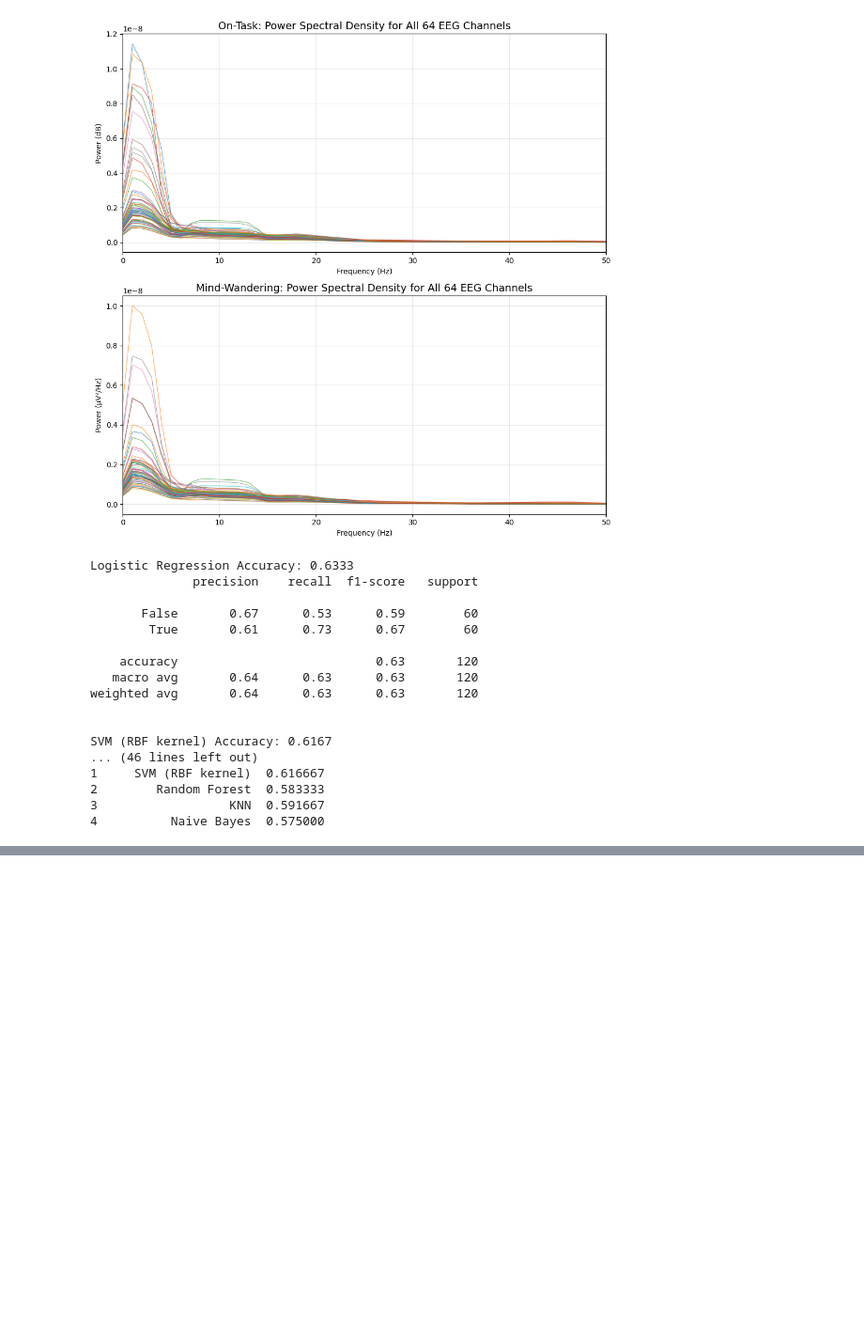
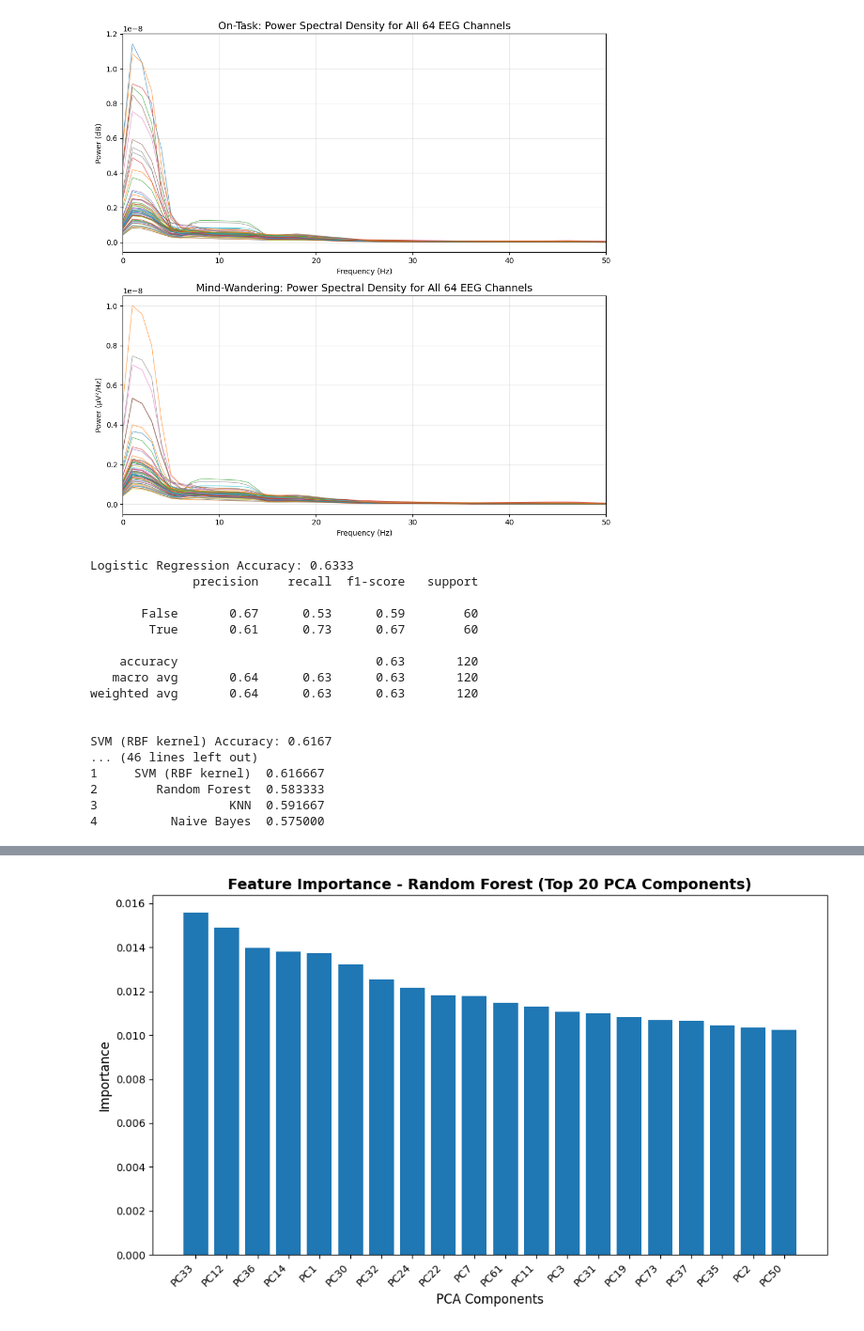
Before and after one commit to GlassBrainLab/roamm_ml, a Jupyter notebook: mw_classifier.ipynb, the cells around one changed output, grey strips where cells are left out. Shown at 94% size. Drawn from its saved outputs; the diff is of its cells as text; code cells hidden in the pictures; blank space fills up the shorter version.

```diff
--- a/mw_classifier.ipynb
+++ b/mw_classifier.ipynb
@@ -1660,0 +2243,88 @@ SVM (RBF kernel) Accuracy: 0.6167
+# %%
+import os
+import numpy as np
+import pandas as pd
+import matplotlib.pyplot as plt
+from sklearn.model_selection import LeaveOneGroupOut
+from sklearn.pipeline import Pipeline
+from sklearn.preprocessing import StandardScaler
+from sklearn.decomposition import PCA
+from sklearn.metrics import (
+    accuracy_score,
+    f1_score,
+    roc_auc_score,
+    precision_score,
+)
+from sklearn.base import clone
+
+from sklearn.linear_model import LogisticRegression
+from sklearn.svm import SVC, LinearSVC
+from sklearn.ensemble import RandomForestClassifier, GradientBoostingClassifier
+from sklearn.neighbors import KNeighborsClassifier
+from sklearn.neural_network import MLPClassifier
+
+# ==========================
+# Config & data loading
+# ==========================
+data_root = "/gpfs1/pi/djangraw/mindless_reading/data"
+sfreq = 256
+window_seconds = 2
+window_size = int(sfreq * window_seconds)
+
+df = pd.read_csv(
+    os.path.join(data_root, f"all_subjects_{window_size}windowed_features.csv")
+)
+df = df.dropna(axis=0, how="any").reset_index(drop=True)
+
+pca_variance = 0.95  # keep 95% variance; or set an int for n_components
+
+# Features: everything except label and subject_id
+feature_cols = [c for c in df.columns if c not in ["label", "subject_id"]]
+X = df[feature_cols].values
+y = df["label"].values
+groups = df["subject_id"].values  # for LOSO
+
+# Train the random forest classifier on all data for feature importance
+# (This is just for feature importance visualization, not for evaluation)
+X_train_scaled = StandardScaler().fit_transform(X)
+pca = PCA(n_components=pca_variance)
+X_train_pca = pca.fit_transform(X_train_scaled)
+
+rf_clf = RandomForestClassifier(
+    n_estimators=200,
+    max_depth=None,
+    n_jobs=-1,
+    random_state=42,
+)
+rf_clf.fit(X_train_pca, y)
+
+# Get feature importances
+importances = rf_clf.feature_importances_
+# Sort indices by importance
+indices = np.argsort(importances)[::-1]
+
+# Get the PCA component names
+n_components = X_train_pca.shape[1]
+pca_feature_names = [f"PC{i+1}" for i in range(n_components)]
+
+# Plot feature importance for top 20 components
+n_features_to_plot = min(20, n_components)
+plt.figure(figsize=(10, 6))
+plt.title("Feature Importance - Random Forest (Top 20 PCA Components)", fontsize=14, fontweight='bold')
+plt.bar(range(n_features_to_plot), importances[indices[:n_features_to_plot]], align='center')
+plt.xticks(range(n_features_to_plot), [pca_feature_names[i] for i in indices[:n_features_to_plot]], rotation=45, ha='right')
+plt.xlabel("PCA Components", fontsize=12)
+plt.ylabel("Importance", fontsize=12)
+plt.tight_layout()
+plt.show()
+
+# Also print the original feature contributions (by looking at PCA loadings)
+print("\n=== Top Contributing Original Features to Most Important PCA Components ===")
+for pc_idx in indices[:5]:
+    print(f"\n{pca_feature_names[pc_idx]} (Importance: {importances[pc_idx]:.4f})")
+    loadings = np.abs(pca.components_[pc_idx])
+    top_feat_idx = np.argsort(loadings)[::-1][:5]
+    for feat_idx in top_feat_idx:
+        print(f"  {feature_cols[feat_idx]}: {loadings[feat_idx]:.4f}")
+# %% [output]
+[figure, added]
```
Also changed, not shown: parts of 9 cells of this notebook, 6 other files.
